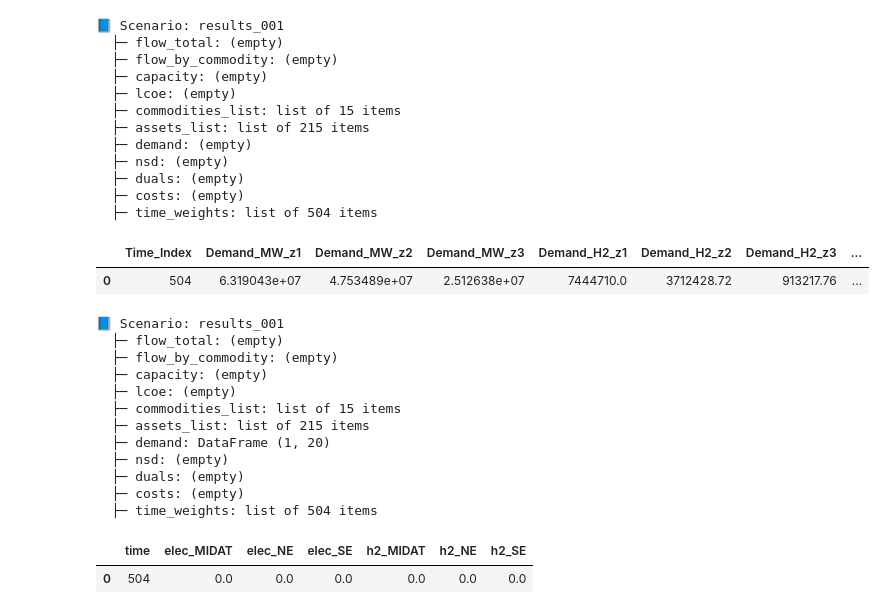
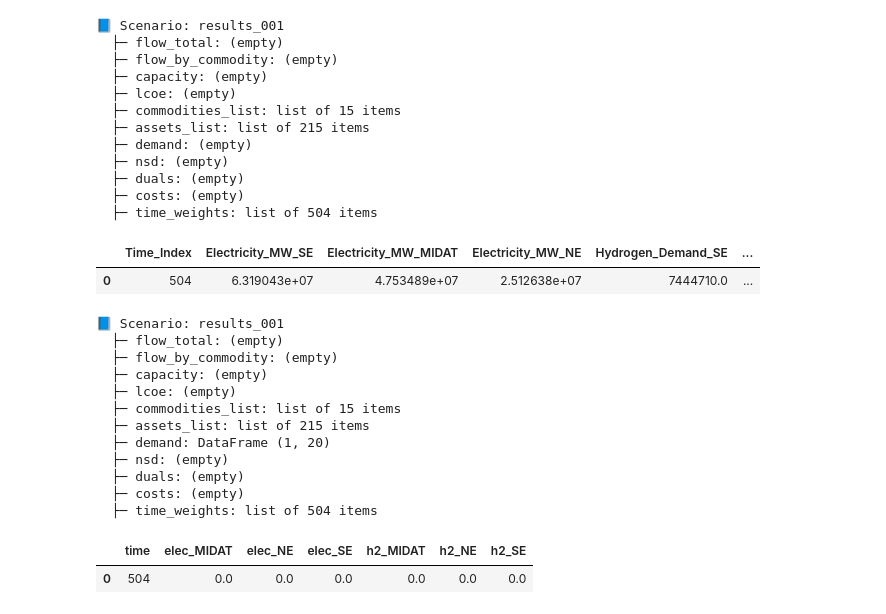
Before and after one commit to acheng1757/MacroEnergy-Abbie.jl, a Jupyter notebook: display_plots/plots.ipynb, the cells around one changed output. Saved outputs shown, nothing was run; the diff lists cells and outputs as text; code cells hidden in the pictures.

```diff
--- a/display_plots/plots.ipynb
+++ b/display_plots/plots.ipynb
@@ -715,26 +717,25 @@ summarize_data_structure(scenario_plot_dict)
 # %%
 # ------------- add the demand csv for the sample time period for each scenario using demand fuel.csv -------------
 for scenario_label in load_files_dict.keys():
     base_path = Path(load_files_dict[scenario_label]["base_path"])
     folder_name = load_files_dict[scenario_label]["folder_name"]
     results = load_files_dict[scenario_label]["results"]
-    #time_weights = scenario_plot_dict[scenario_label]["time_weights"]
 
-    path = base_path / folder_name / "system" / "demand fuel.csv"
+    path = base_path / folder_name / "system" / "demand_fuel_output.csv"
 
     # Load file and extract unique commodities
     df = pd.read_csv(path)
 
     df_sums = pd.DataFrame(df.sum()).T
     df_sums['Time_Index'] = len(df)
     display(df_sums)
 
     scenario_plot_dict[scenario_label]["demand"] = df_sums
 
 summarize_data_structure(scenario_plot_dict)
 # %% [output]
-|  | Time_Index | Demand_MW_z1 | Demand_MW_z2 | Demand_MW_z3 | Demand_H2_z1 | Demand_H2_z2 | Demand_H2_z3 | ... |
-| 0 | 504 | 6.319043e+07 | 4.753489e+07 | 2.512638e+07 | 7444710.0 | 3712428.72 | 913217.76 | ... |
+|  | Time_Index | Electricity_MW_SE | Electricity_MW_MIDAT | Electricity_MW_NE | Hydrogen_Demand_SE | ... |
+| 0 | 504 | 6.319043e+07 | 4.753489e+07 | 2.512638e+07 | 7444710.0 | ... |
 📘 Scenario: results_001
   ├─ flow_total: (empty)
   ├─ flow_by_commodity: (empty)
```
Also changed, not shown: parts of 27 cells of this notebook.
